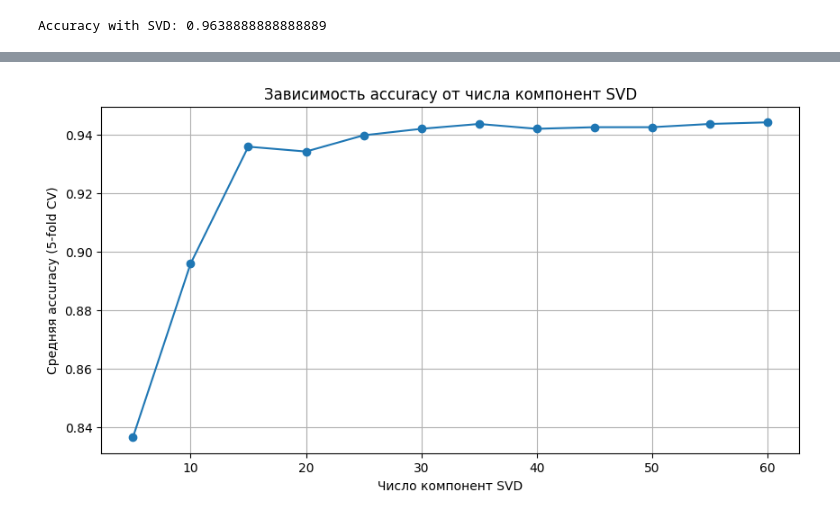
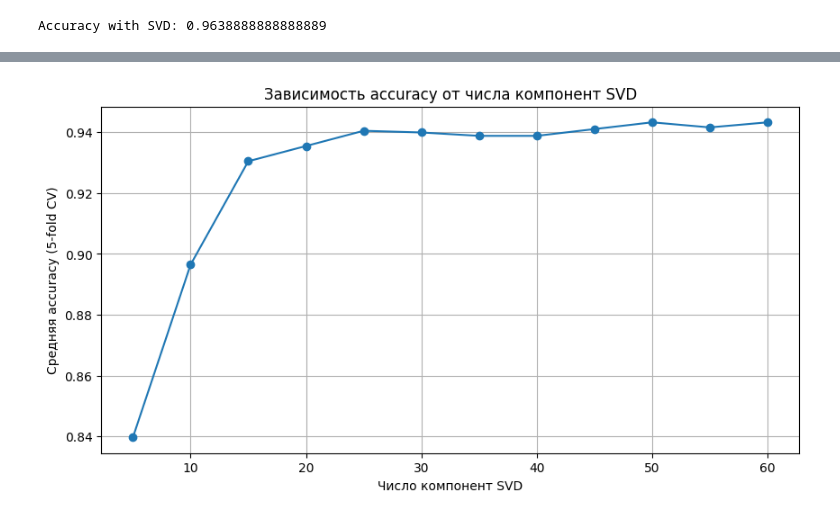
Before and after one commit to trimplayer/DSP_ZADACHI, a Jupyter notebook: 1_cifri.ipynb, the cells around one changed output, grey strips where cells are left out. Drawn from its saved outputs; the diff is of its cells as text; code cells hidden in the pictures.

```diff
--- a/1_cifri.ipynb
+++ b/1_cifri.ipynb
@@ -101,32 +101,32 @@ from sklearn.decomposition import TruncatedSVD
 from sklearn.neighbors import KNeighborsClassifier
 import matplotlib.pyplot as plt
 import numpy as np
 
 # Загрузка и масштабирование данных
 digits = load_digits()
 X, y = digits.data, digits.target
 scaler = StandardScaler()
 X_scaled = scaler.fit_transform(X)
 
 # Перебор по количеству компонент
 component_range = range(5, 65, 5)  # от 5 до 60 с шагом 5
 scores = []
 
 for n in component_range:
     svd = TruncatedSVD(n_components=n, random_state=42)
     X_reduced = svd.fit_transform(X_scaled)
 
-    knn = KNeighborsClassifier(n_neighbors=3)
+    knn = KNeighborsClassifier(n_neighbors=5)
     cv_scores = cross_val_score(knn, X_reduced, y, cv=5)  # 5-кратная кросс-валидация
     scores.append(np.mean(cv_scores))
 
 # Визуализация результатов
 plt.figure(figsize=(10, 5))
 plt.plot(component_range, scores, marker='o')
 plt.title("Зависимость accuracy от числа компонент SVD")
 plt.xlabel("Число компонент SVD")
 plt.ylabel("Средняя accuracy (5-fold CV)")
 plt.grid(True)
 plt.show()
 # %% [output]
-[figure, old version]
+[figure, new version]
```
Also changed, not shown: parts of 1 cell of this notebook, 2 other files.
